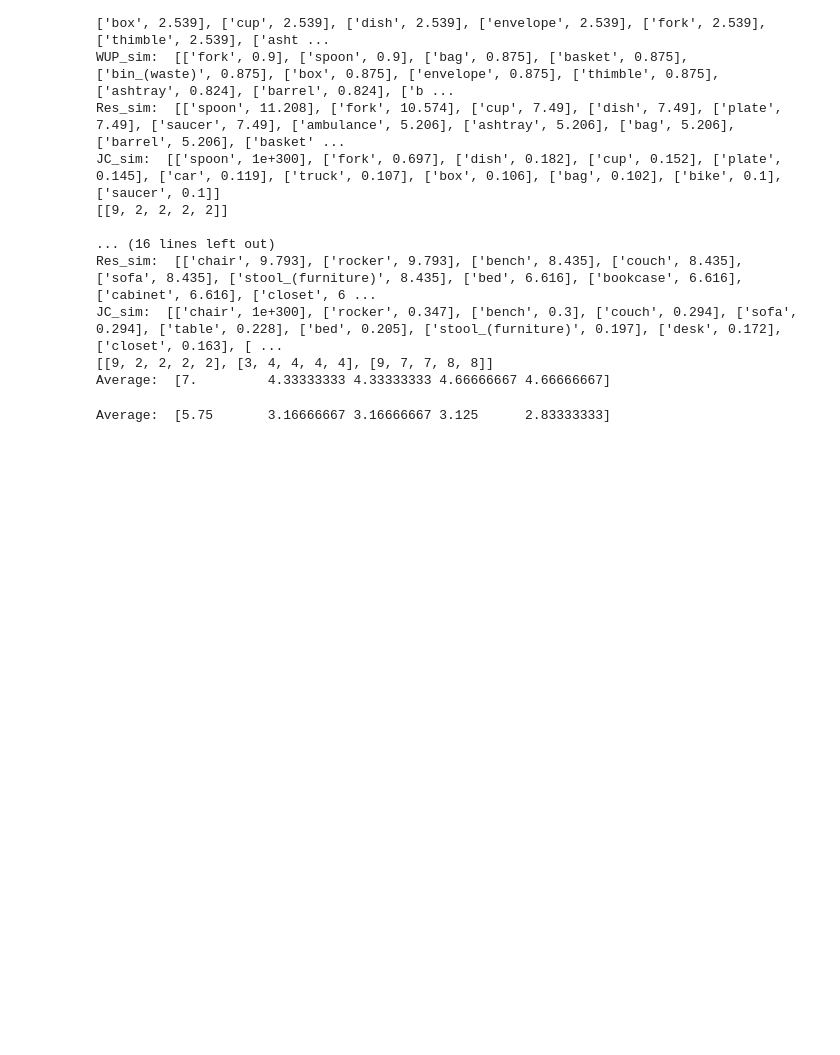
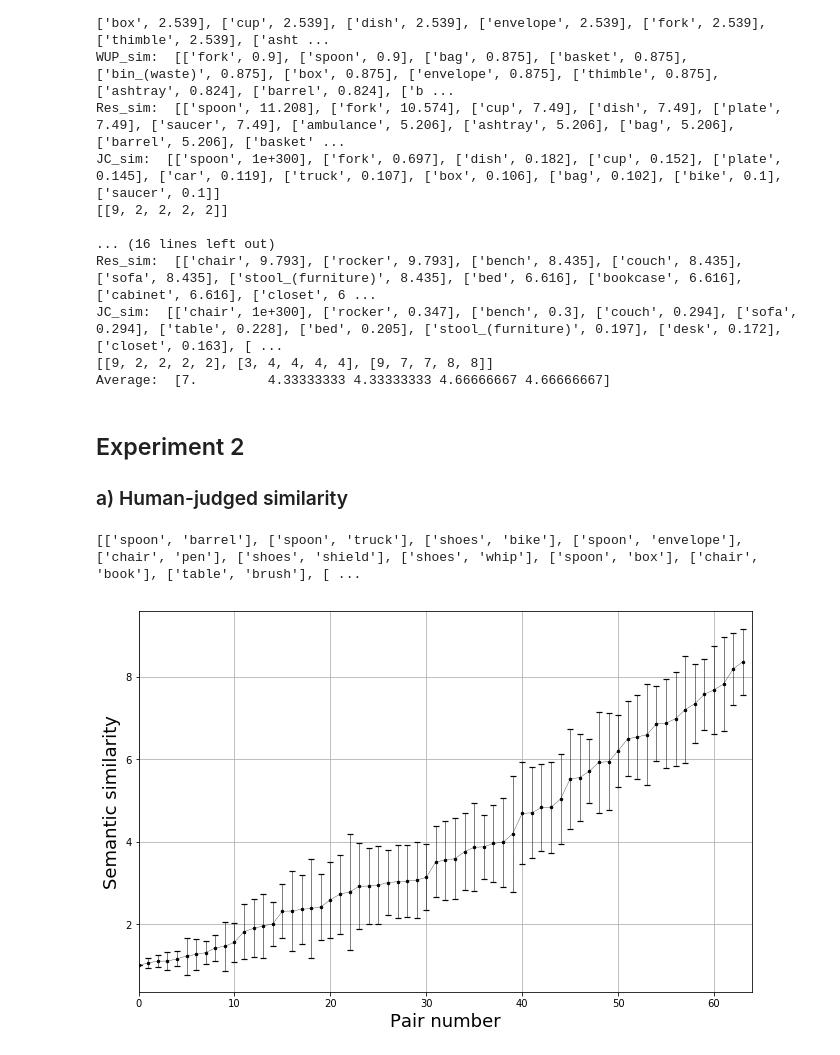
Before and after one commit to jobquiroz/VSA_concepts, a Jupyter notebook: Code/Experiments.ipynb, the cells around one changed output. Cells and saved outputs as stored; diff of their text form; code cells hidden in the pictures; blank space fills up the shorter version.

Commit message:
First phase experiment 2

```diff
--- a/Code/Experiments.ipynb
+++ b/Code/Experiments.ipynb
@@ -14,9 +14,10 @@ import random
 from scipy.stats.stats import pearsonr
 
 %matplotlib inline
+plt.rcParams["figure.figsize"] = [12,9]
 
 pathh = '../Data/'
 #exp_file = 'ExperimentalResults_2.xlsx'  #Datos obtenidos con mis encuestas
 #exp_file = 'ExperimentalResults_3.xlsx'   # Datos de MTURK-771
-exp_file = 'ExperimentalResults_4.xlsx'   # Q1 Modificado...
+exp_file = '../Data/ExperimentalResults_4.xlsx'   # Q1 Modificado...
 # %% [markdown]
@@ -107,8 +108,59 @@ Res_sim:  [['chair', 9.793], ['rocker', 9.793], ['bench', 8.435], ['couch', 8.43
 JC_sim:  [['chair', 1e+300], ['rocker', 0.347], ['bench', 0.3], ['couch', 0.294], ['sofa', 0.294], ['table', 0.228], ['bed', 0.205], ['stool_(furniture)', 0.197], ['desk', 0.172], ['closet', 0.163], [ ...
 [[9, 2, 2, 2, 2], [3, 4, 4, 4, 4], [9, 7, 7, 8, 8]]
 Average:  [7.         4.33333333 4.33333333 4.66666667 4.66666667]
-# %%
-A = np.array([[5, 1, 1, 2, 1], [5, 2, 2, 2, 2], [8, 7, 7, 7, 4], [5, 2, 2, 2, 2], [8, 6, 6, 6, 8], [8, 5, 6, 6, 4], [7, 5, 5, 4, 3], [1, 1, 1, 1, 1], [5, 1, 1, 1, 1], [7, 5, 5, 5, 4], [6, 3, 3, 2, 2], [5, 2, 2, 1, 2], [5, 1, 1, 3, 2], [6, 2, 2, 2, 2], [6, 5, 4, 4, 4], [4, 1, 1, 1, 1], [9, 3, 3, 2, 5], [2, 1, 1, 1, 1], [8, 6, 6, 6, 3], [8, 2, 2, 2, 2], [7, 7, 6, 6, 7], [7, 6, 7, 7, 5], [5, 1, 1, 1, 1], [1, 1, 1, 1, 1]])
-print "Average: ", np.mean(A, axis = 0)
-# %% [output]
-Average:  [5.75       3.16666667 3.16666667 3.125      2.83333333]
+# %% [markdown]
+## Experiment 2
+
+### a) Human-judged similarity
+# %%
+def ListofPairs (number):
+    "It obtains a list of pairs of concepts"
+    df = pd.read_excel(exp_file)
+    if number > 0:
+        string = 'Q' + str(number)
+    else:
+        string = 'average'
+    # 1) List of concepts
+    ordered = df.sort_values(by=string)
+    c1 = map(str, list( ordered['concept 1'] ))
+    c2 = map(str, list( ordered['concept 2'] ))
+    L1 = map(list, zip(c1,c2))
+
+    # 2) Human similarity and stdev
+    ordered = df.sort_values(by=string)
+    L2 = list(ordered[string])
+    L3 = list(ordered['stdev'])
+    return L1, L2, L3
+
+PConcepts, Hum_Sim, stdev = ListofPairs(0)
+print PConcepts, Hum_Sim, stdev
+# Plotting
+#plt.plot(Hum_Sim)
+# stdev bars
+x = np.array(range(64))
+stdev = np.array(map(lambda x: x*0.5, stdev))
+
+plt.rcParams["figure.figsize"] = [11,7]
+
+line,caps,bars = plt.errorbar(x, Hum_Sim, stdev,
+                    fmt="k-",
+                    #linestyle='None',
+                    marker='.',
+                    markersize=5,
+                    linewidth=0.3,
+                    elinewidth=0.5,
+                    ecolor='k',
+                    capsize=3,
+                    capthick=1.2)
+
+# plt.setp(bars,label="Std dev")
+# plt.legend(loc=('upper left'), prop={'size': 15})
+plt.xlim((0,64))
+plt.xlabel('Pair number', fontsize=18)
+plt.ylabel('Semantic similarity', fontsize=18)
+plt.grid(True)
+plt.savefig('HumSim.png', dpi=300)
+#plt.errorbar(x, Hum_Sim, stdev, linestyle='None', marker='.')
+# %% [output]
+[['spoon', 'barrel'], ['spoon', 'truck'], ['shoes', 'bike'], ['spoon', 'envelope'], ['chair', 'pen'], ['shoes', 'shield'], ['shoes', 'whip'], ['spoon', 'box'], ['chair', 'book'], ['table', 'brush'], [ ...
+[figure, added]
```
Also changed, not shown: parts of 2 cells of this notebook, 1 other file.
